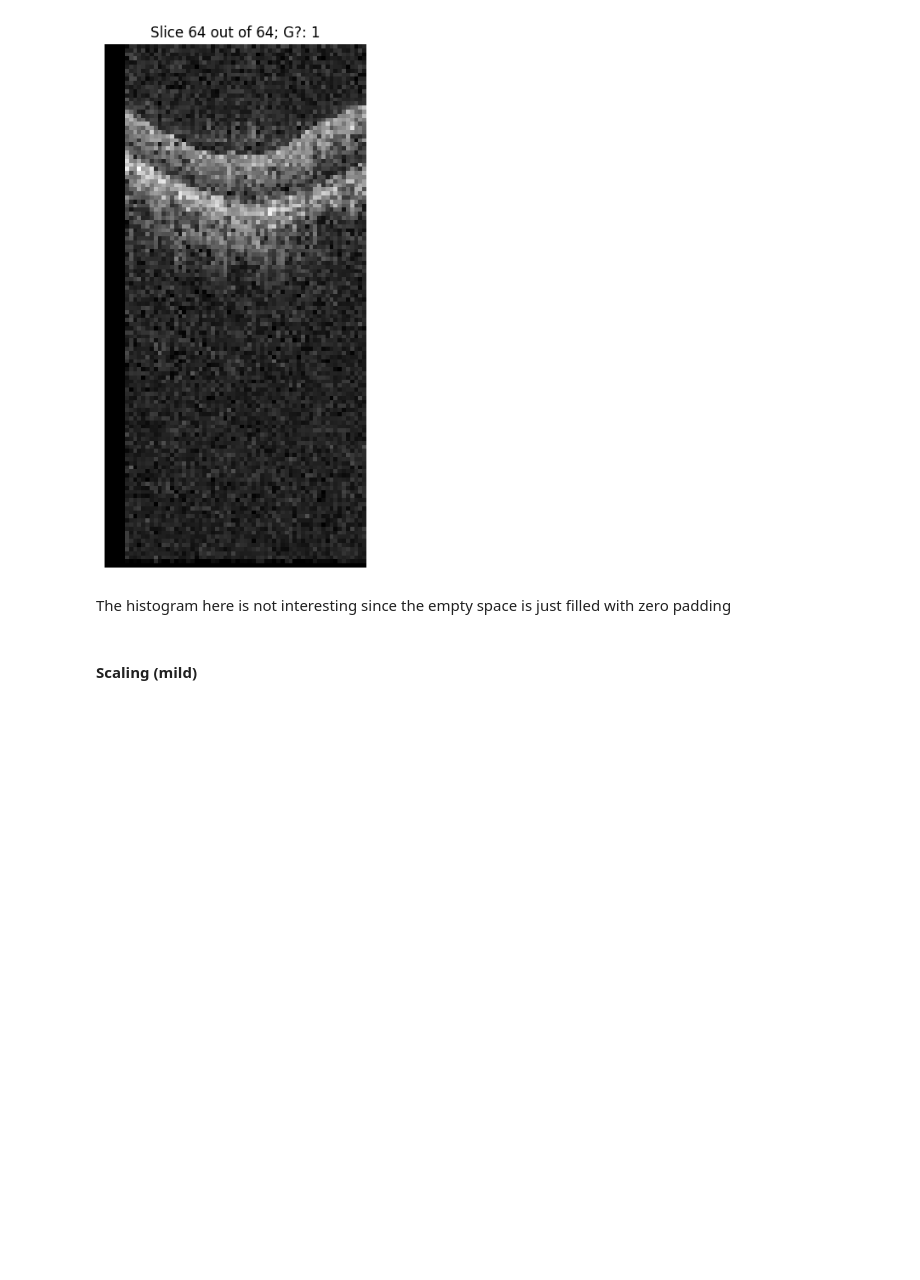
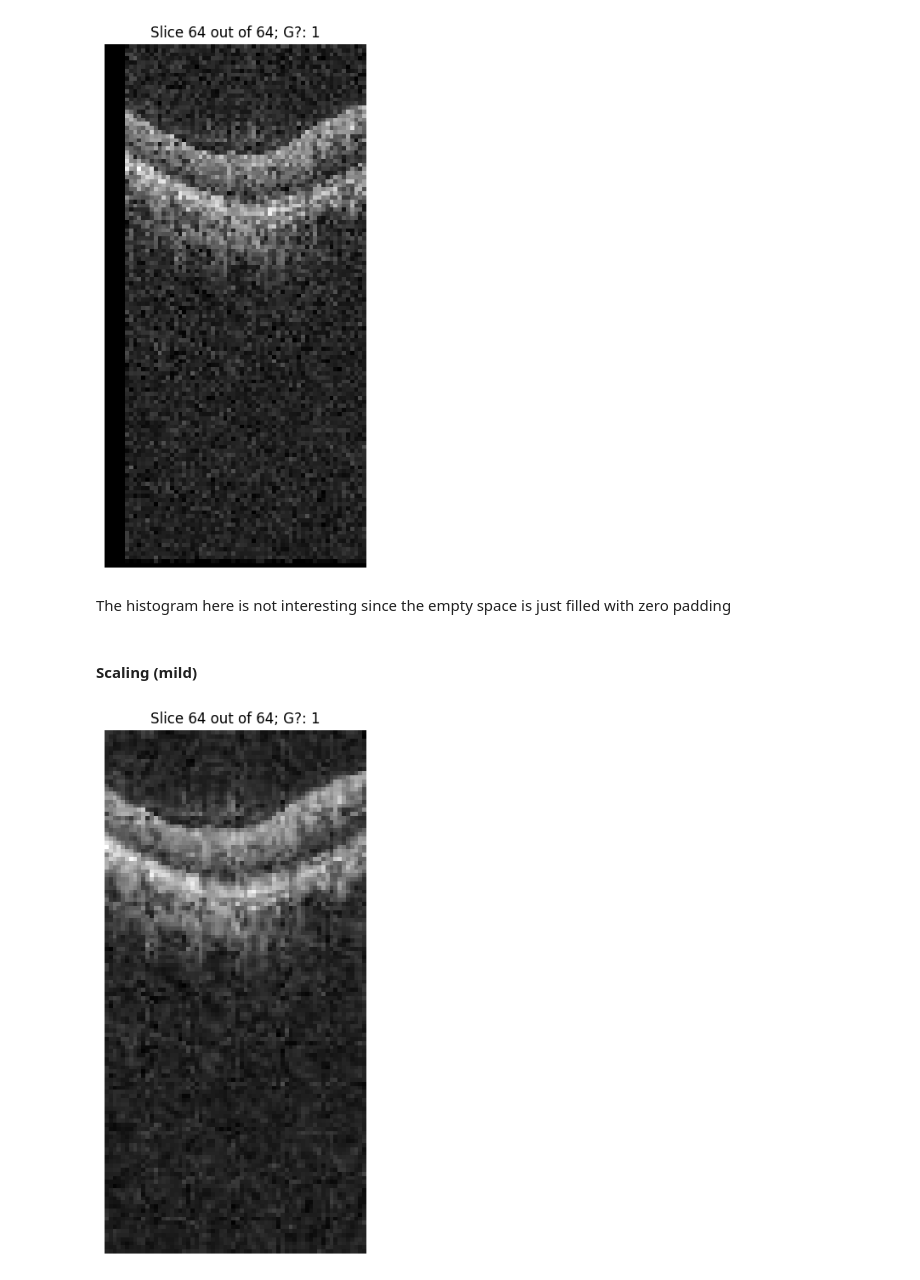
Before and after one commit to brombeersoufflee/master-thesis, a Jupyter notebook: data_exploration.ipynb, the cells around one changed output. Saved outputs shown, nothing was run; the diff lists cells and outputs as text; code cells hidden in the pictures; blank space fills up the shorter version.

Commit message:
Data augmentation exploration finished

```diff
--- a/data_exploration.ipynb
+++ b/data_exploration.ipynb
@@ -568,0 +567,30 @@ The histogram here is not interesting since the empty space is just filled with
+# %%
+def mild_scaling(volume, scale=0.75):
+    center_x = volume.shape[0] // 2
+    center_y = volume.shape[1] // 2
+
+    M = np.float32([
+        [scale, 0, (1 - scale) * center_x],
+        [0, scale, (1 - scale) * center_y]
+    ])
+
+    # M = np.float32([[scale, 0, 0], [0, scale, 0]])
+    scaled_volume = np.array([cv.warpAffine(slice, M, (volume.shape[0],volume.shape[1])) for slice in volume])
+    return scaled_volume.astype(np.uint8)
+# %%
+id = 479
+array = np_array_data[id]
+label = labels_data[id]
+array = mild_scaling(array, scale=1.1)
+for i in range(array.shape[0]):
+    slice_num = i
+    slice = array[slice_num]
+    plt.figure(figsize=(8, 8))
+    plt.imshow(slice, cmap='gray')
+    plt.title(f"Slice {slice_num+1} out of {array.shape[0]}; G?: {label}")
+    plt.axis('off')
+    plt.show()
+    time.sleep(0.3)
+    clear_output(wait=True)
+# %% [output]
+[figure, added]
```
Also changed, not shown: parts of 3 cells of this notebook, 1 other file.
